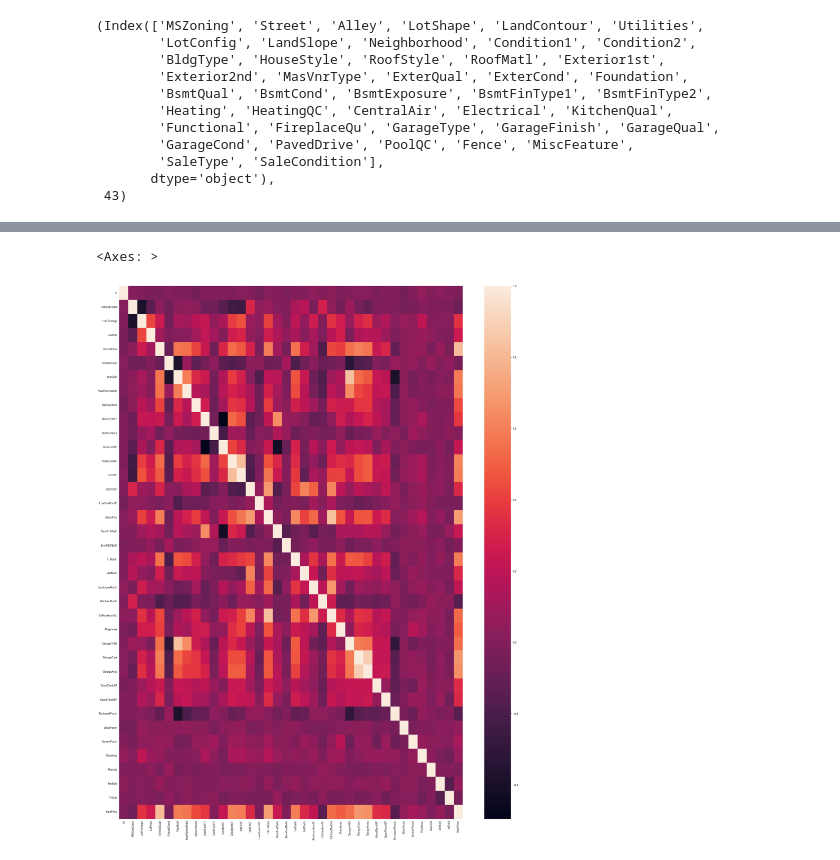
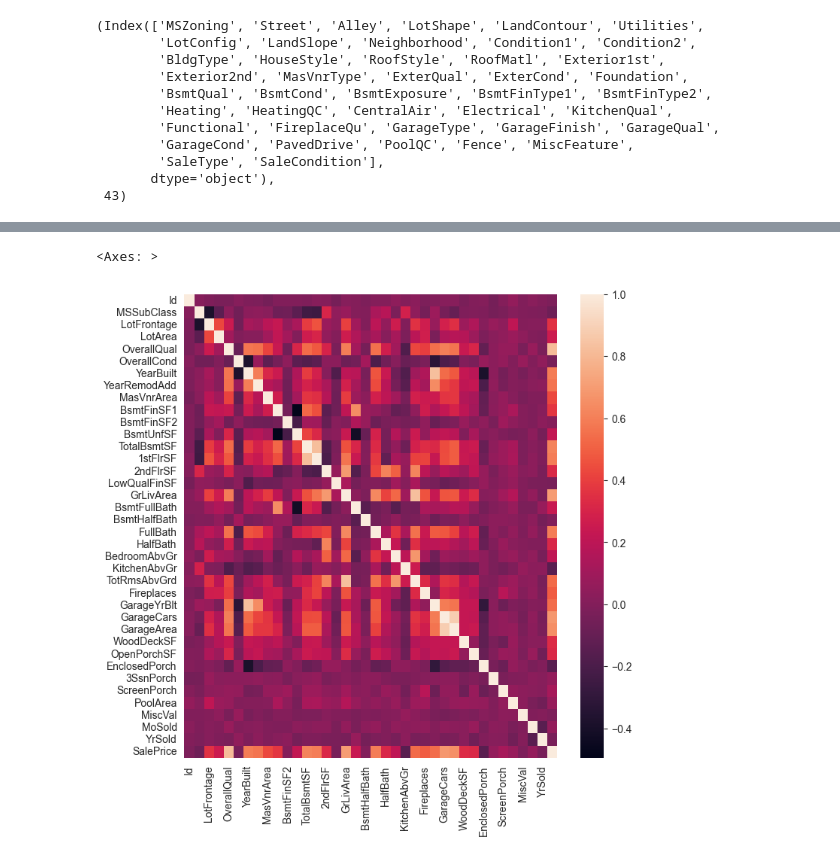
Before and after one commit to indian-coder-aarush/Learning, a Jupyter notebook: HousePriceEDA.ipynb, the cells around one changed output, grey strips where cells are left out. Drawn from its saved outputs; the diff is of its cells as text; code cells hidden in the pictures.

```diff
--- a/HousePriceEDA.ipynb
+++ b/HousePriceEDA.ipynb
@@ -54,6 +37,6 @@ for cat in range(len(axes)):
 # %%
-plt.figure(figsize = (28,35))
+plt.figure(figsize = (8,8))
 sns.heatmap(data = data.select_dtypes(exclude = ["object"]).corr("pearson"))
 # %% [output]
 <Axes: >
-[figure, old version]
+[figure, new version]
```
Also changed, not shown: parts of 10 cells of this notebook.
